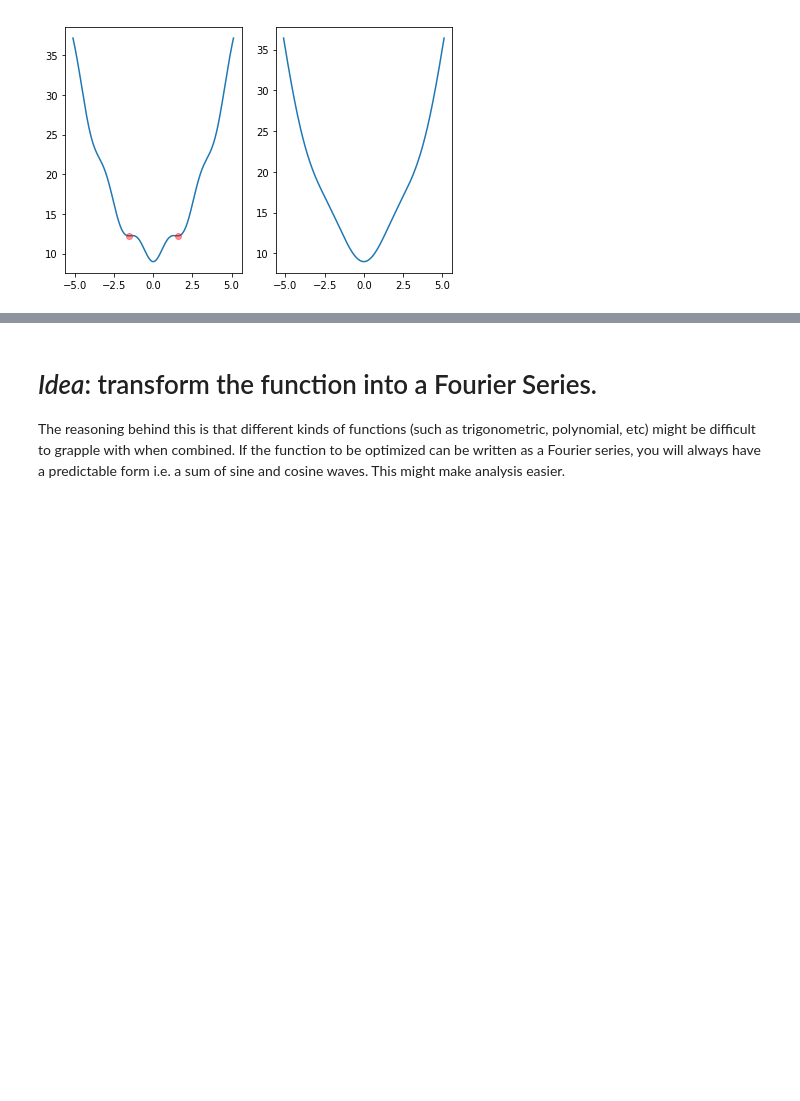
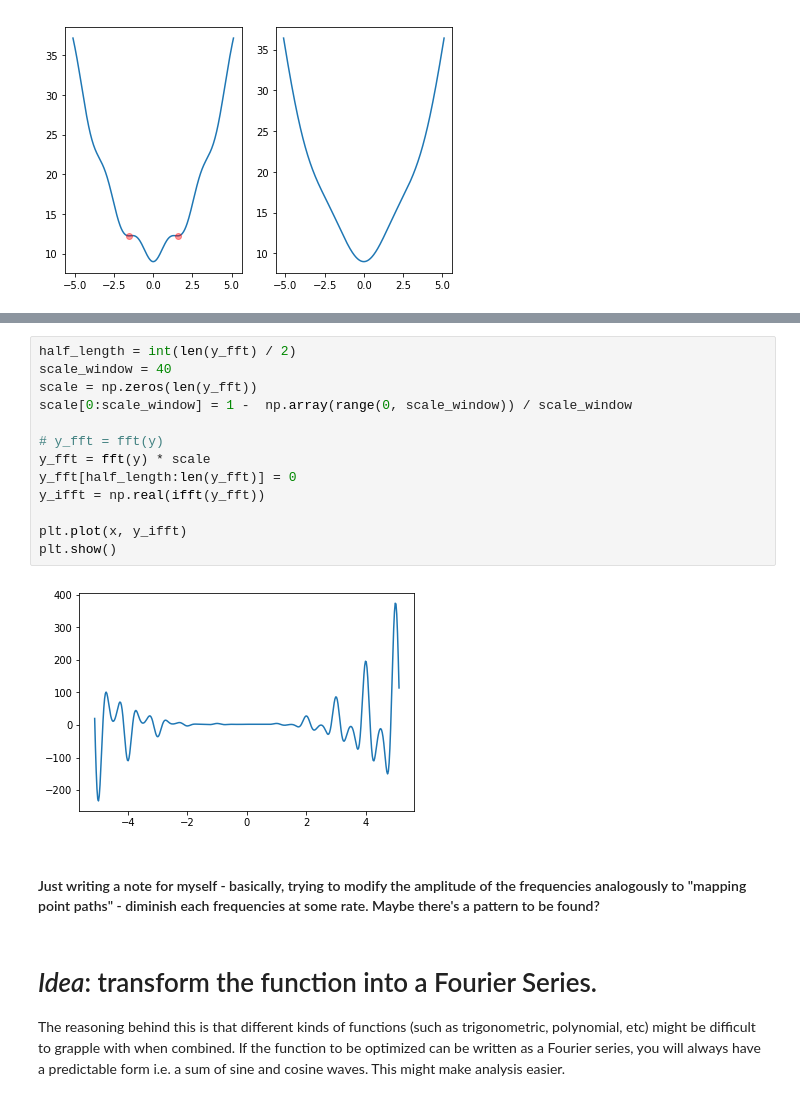
Before and after one commit to ZenPylon/intro-ml-python, a Jupyter notebook: Extrema-Flattening.ipynb, the cells around one changed output, grey strips where cells are left out. Cells and saved outputs as stored; diff of their text form; blank space fills up the shorter version.

```diff
--- a/Extrema-Flattening.ipynb
+++ b/Extrema-Flattening.ipynb
@@ -76,3 +76,20 @@ plt.show()
+# %%
+half_length = int(len(y_fft) / 2)
+scale_window = 40
+scale = np.zeros(len(y_fft))
+scale[0:scale_window] = 1 -  np.array(range(0, scale_window)) / scale_window
+
+# y_fft = fft(y)
+y_fft = fft(y) * scale
+y_fft[half_length:len(y_fft)] = 0
+y_ifft = np.real(ifft(y_fft))
+
+plt.plot(x, y_ifft)
+plt.show()
+# %% [output]
+[figure, added]
+# %% [markdown]
+#### Just writing a note for myself - basically, trying to modify the amplitude of the frequencies analogously to "mapping point paths" - diminish each frequencies at some rate.  Maybe there's a pattern to be found?
 # %% [markdown]
 # *Idea*: transform the function into a Fourier Series.
 The reasoning behind this is that different kinds of functions (such as trigonometric, polynomial, etc) might be difficult to grapple with when combined.  If the function to be optimized can be written as a Fourier series, you will always have a predictable form i.e. a sum of sine and cosine waves.  This might make analysis easier.
```
Also changed, not shown: parts of 3 cells of this notebook.
